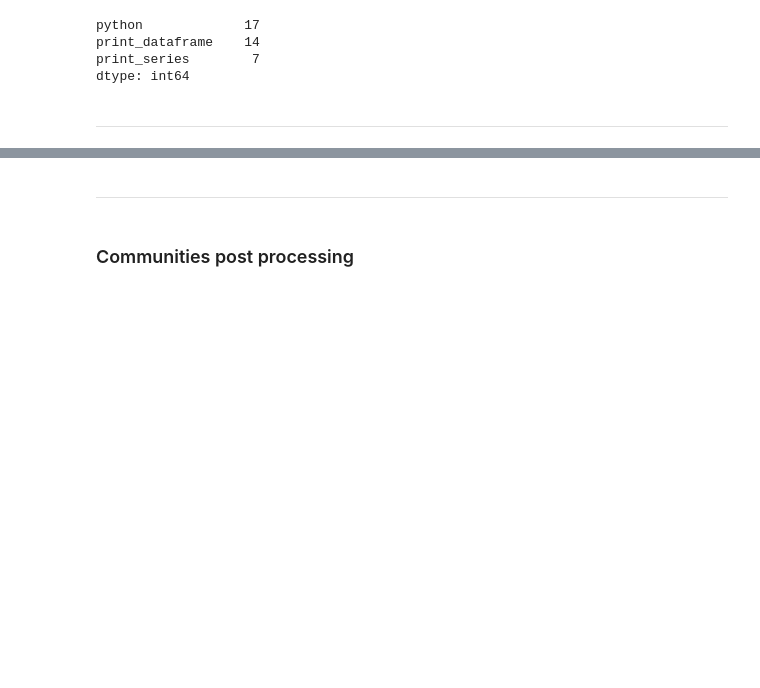
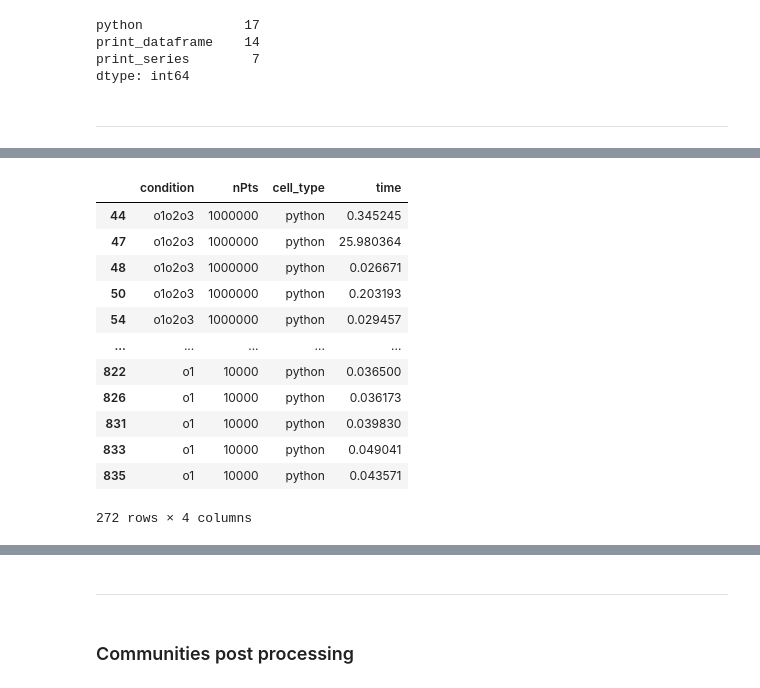
Before and after one commit to lux-org/lux-benchmark, a Jupyter notebook: paper/Macrobenchmark.ipynb, the cells around one changed output, grey strips where cells are left out. Drawn from its saved outputs; the diff is of its cells as text; code cells hidden in the pictures; blank space fills up the shorter version.

```diff
--- a/paper/Macrobenchmark.ipynb
+++ b/paper/Macrobenchmark.ipynb
@@ -64,8 +67,6 @@ for nb_name in glob.glob("airbnb/airbnb_*_output.ipynb"):
 #                 print ("skip:",cell)
 # %%
 trial = pd.DataFrame(trial,columns=["condition","nPts","cell_type","time"])
-# %%
-trial=trial[trial["time"]!=0]
 # %%
 trial.to_csv("../../paper/airbnb_macrobenchmark.csv",index=None)
 # %%
@@ -113,6 +126,22 @@ chart = chart.configure_title(fontSize=16, offset=5, orient='top', anchor='middl
 chart
 # %% [output]
 [interactive output not drawn]
+# %%
+trial[(trial["cell_type"] =="python")&(trial["condition"]!="baseline")].groupby("nPts")
+# %% [output]
+|  | condition | nPts | cell_type | time |
+| 44 | o1o2o3 | 1000000 | python | 0.345245 |
+| 47 | o1o2o3 | 1000000 | python | 25.980364 |
+| 48 | o1o2o3 | 1000000 | python | 0.026671 |
+| 50 | o1o2o3 | 1000000 | python | 0.203193 |
+| 54 | o1o2o3 | 1000000 | python | 0.029457 |
+| ... | ... | ... | ... | ... |
+| 822 | o1 | 10000 | python | 0.036500 |
+| 826 | o1 | 10000 | python | 0.036173 |
+| 831 | o1 | 10000 | python | 0.039830 |
+| 833 | o1 | 10000 | python | 0.049041 |
+| 835 | o1 | 10000 | python | 0.043571 |
+272 rows × 4 columns
 # %%
 overall = trial.groupby(["condition","nPts","cell_type"]).mean().reset_index()
 pdf = overall[overall["cell_type"] =="print_series"]
```
Also changed, not shown: parts of 31 cells of this notebook, 7 other files.
